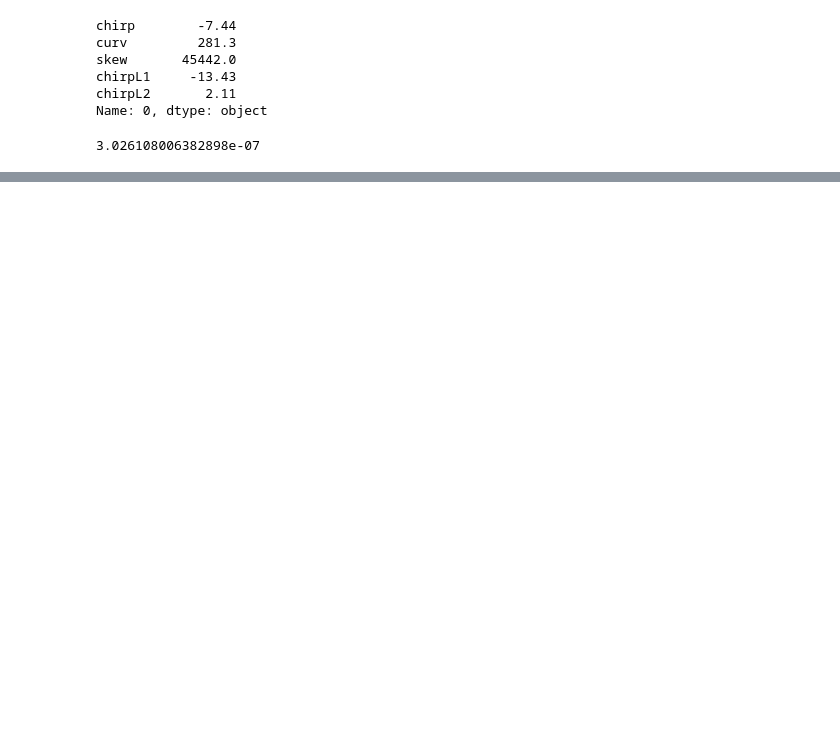
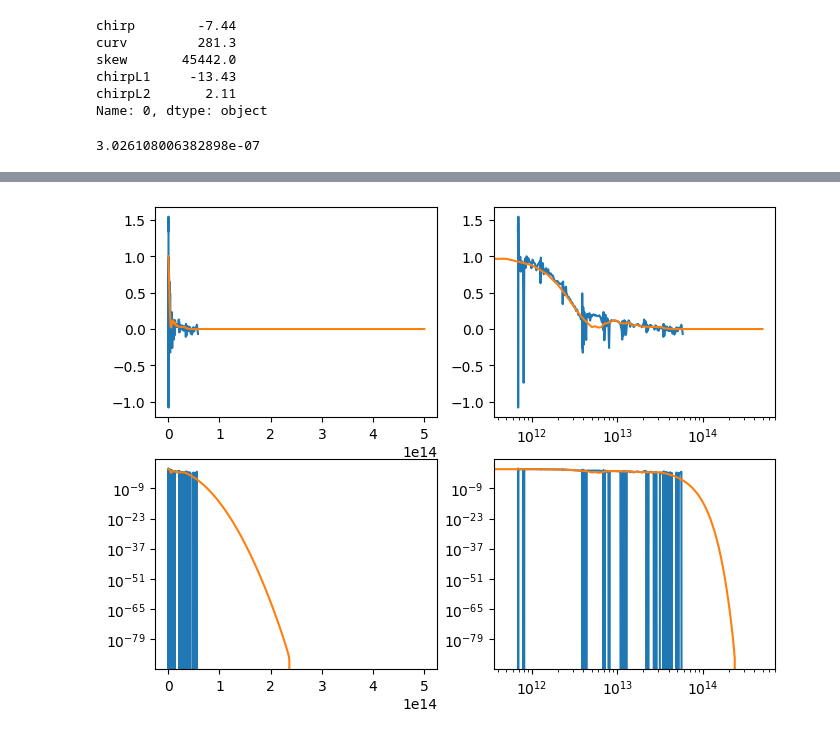
Before and after one commit to jank324/spectral-vd-euxfel, a Jupyter notebook: new_data.ipynb, the cells around one changed output, grey strips where cells are left out. Cells and saved outputs as stored; diff of their text form; code cells hidden in the pictures; blank space fills up the shorter version.

```diff
--- a/new_data.ipynb
+++ b/new_data.ipynb
@@ -33,0 +43,47 @@ plt.show()
+# %%
+def current2formfactor(
+    ss: np.ndarray,
+    currents: np.ndarray,
+    grating: str = "both",
+    clean: bool = False,
+    n_shots: int = 10,
+) -> tuple[np.ndarray, np.ndarray]:
+    """
+    Convert a currents `current` over `s` to it the corresponding cleaned formfactor
+    produced by CRISP with `grating` active.
+    """
+
+    frequencies, formfactor, formfactor_noise, detlim = get_crisp_signal(
+        ss, currents, n_shots=n_shots, which_set=grating
+    )
+
+    if clean:
+        frequencies, formfactor, _ = cleanup_formfactor(
+            frequencies, formfactor, formfactor_noise, detlim, channels_to_remove=[]
+        )
+
+    return frequencies, formfactor
+# %%
+frequencies, formfactor = current2formfactor(ss, currents, grating="both", n_shots=1, clean=False)
+clean_frequencies, clean_formfactor = current2formfactor(ss, currents, grating="high", clean=True)
+
+plt.figure(figsize=(8, 6))
+plt.subplot(221)
+plt.plot(frequencies, formfactor)
+plt.plot(clean_frequencies, clean_formfactor)
+plt.subplot(222)
+plt.plot(frequencies, formfactor)
+plt.plot(clean_frequencies, clean_formfactor)
+plt.xscale("log")
+plt.subplot(223)
+plt.plot(frequencies, formfactor)
+plt.plot(clean_frequencies, clean_formfactor)
+plt.yscale("log")
+plt.subplot(224)
+plt.plot(frequencies, formfactor)
+plt.plot(clean_frequencies, clean_formfactor)
+plt.xscale("log")
+plt.yscale("log")
+plt.show()
+# %% [output]
+[figure, added]
```
Also changed, not shown: parts of 5 cells of this notebook.
